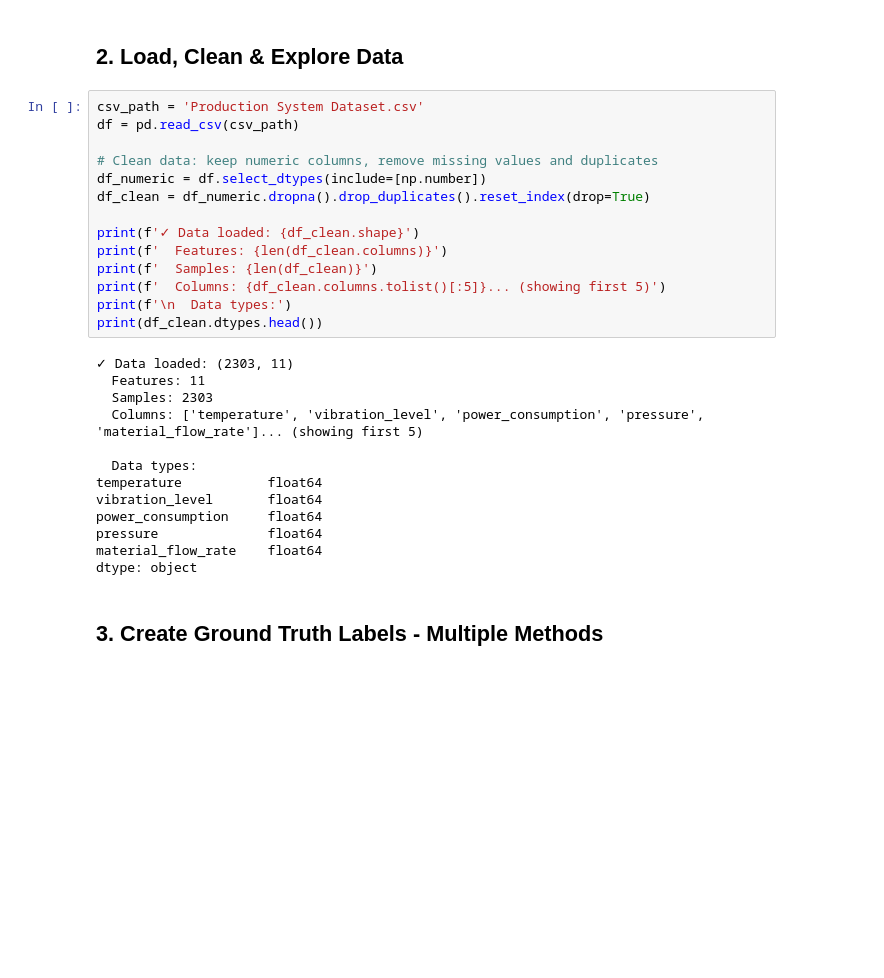
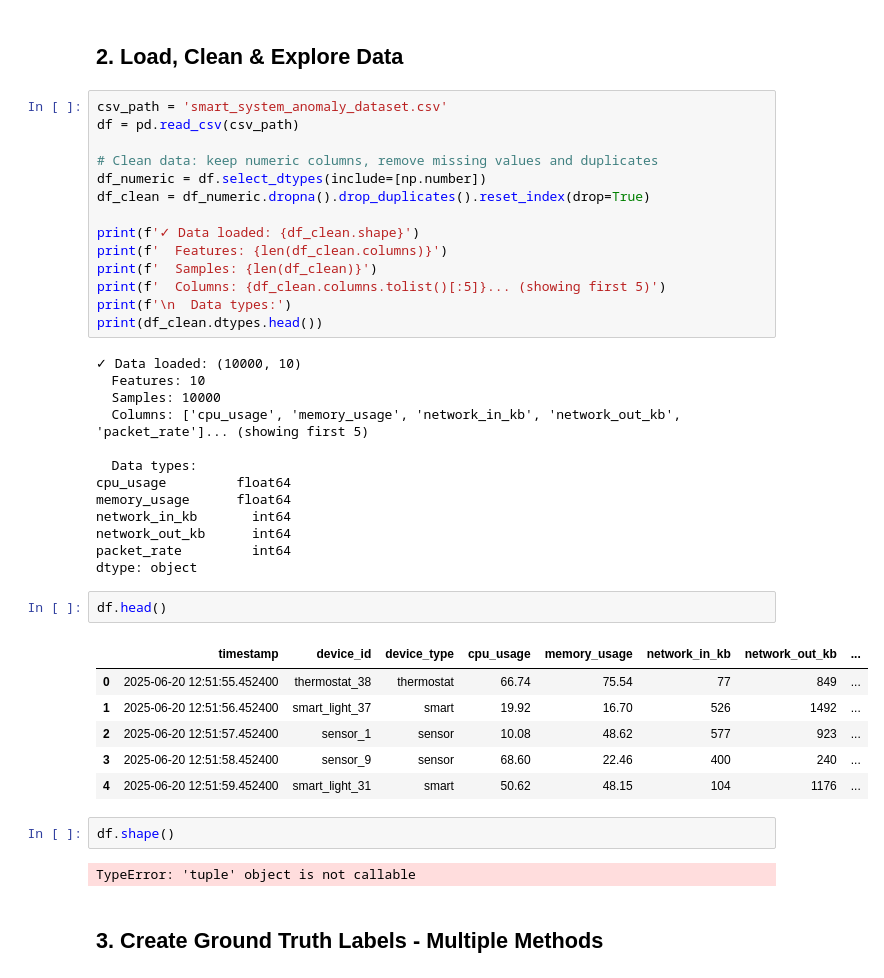
Before and after one commit to Souvikhazra15/NexAura, a Jupyter notebook: models/OmniAnamoly/Comprehensive_Anomaly_Detection_Pipeline.ipynb, the cells around one changed output. Saved outputs shown, nothing was run; the diff lists cells and outputs as text; blank space fills up the shorter version.

```diff
--- a/models/OmniAnamoly/Comprehensive_Anomaly_Detection_Pipeline.ipynb
+++ b/models/OmniAnamoly/Comprehensive_Anomaly_Detection_Pipeline.ipynb
@@ -664,7 +42,7 @@ print('✓ Random seeds set for reproducibility')
 # %% [markdown]
 ## 2. Load, Clean & Explore Data
 # %%
-csv_path = 'Production System Dataset.csv'
+csv_path = 'smart_system_anomaly_dataset.csv'
 df = pd.read_csv(csv_path)
 
 # Clean data: keep numeric columns, remove missing values and duplicates
@@ -678,18 +56,31 @@ print(f'  Columns: {df_clean.columns.tolist()[:5]}... (showing first 5)')
 print(f'\n  Data types:')
 print(df_clean.dtypes.head())
 # %% [output]
-✓ Data loaded: (2303, 11)
-  Features: 11
-  Samples: 2303
-  Columns: ['temperature', 'vibration_level', 'power_consumption', 'pressure', 'material_flow_rate']... (showing first 5)
+✓ Data loaded: (10000, 10)
+  Features: 10
+  Samples: 10000
+  Columns: ['cpu_usage', 'memory_usage', 'network_in_kb', 'network_out_kb', 'packet_rate']... (showing first 5)
 
   Data types:
-temperature           float64
-vibration_level       float64
-power_consumption     float64
-pressure              float64
-material_flow_rate    float64
+cpu_usage         float64
+memory_usage      float64
+network_in_kb       int64
+network_out_kb      int64
+packet_rate         int64
 dtype: object
+# %%
+df.head()
+# %% [output]
+|  | timestamp | device_id | device_type | cpu_usage | memory_usage | network_in_kb | network_out_kb | ... |
+| 0 | 2025-06-20 12:51:55.452400 | thermostat_38 | thermostat | 66.74 | 75.54 | 77 | 849 | ... |
+| 1 | 2025-06-20 12:51:56.452400 | smart_light_37 | smart | 19.92 | 16.70 | 526 | 1492 | ... |
+| 2 | 2025-06-20 12:51:57.452400 | sensor_1 | sensor | 10.08 | 48.62 | 577 | 923 | ... |
+| 3 | 2025-06-20 12:51:58.452400 | sensor_9 | sensor | 68.60 | 22.46 | 400 | 240 | ... |
+| 4 | 2025-06-20 12:51:59.452400 | smart_light_31 | smart | 50.62 | 48.15 | 104 | 1176 | ... |
+# %%
+df.shape()
+# %% [output]
+TypeError: 'tuple' object is not callable
 # %% [markdown]
 ## 3. Create Ground Truth Labels - Multiple Methods
 # %%
```
Also changed, not shown: parts of 45 cells of this notebook, 14 other files.
